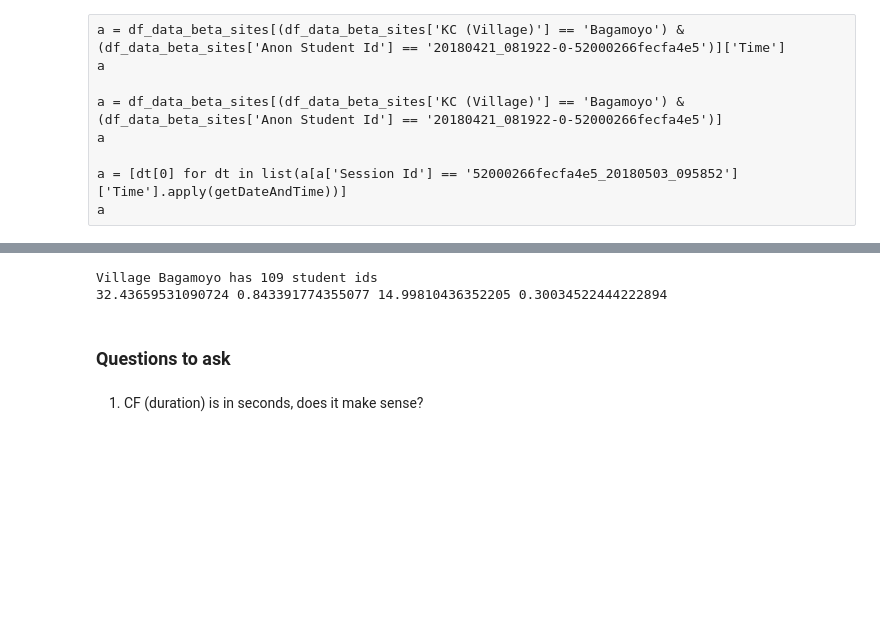
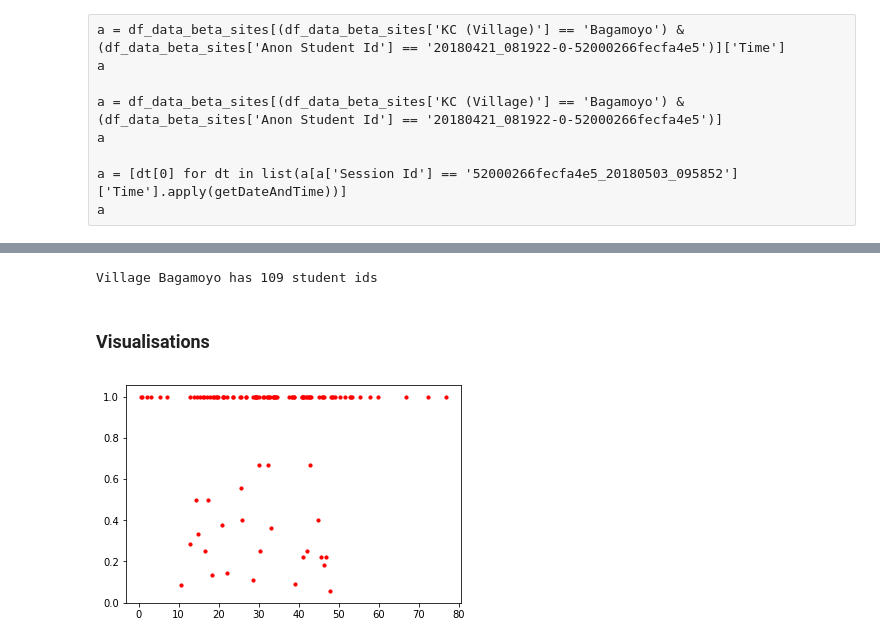
Before and after one commit to amogh112/robotutor_data_analysis, a Jupyter notebook: robotutor_data_analysis.ipynb, the cells around one changed output, grey strips where cells are left out. Saved outputs shown, nothing was run; the diff lists cells and outputs as text; code cells hidden in the pictures; blank space fills up the shorter version.

```diff
--- a/robotutor_data_analysis.ipynb
+++ b/robotutor_data_analysis.ipynb
@@ -69,0 +289,18 @@ Target - To get the session frequency and the session duration for all the villa
+# %%
+def getAvgSessionFrequency(df_data, village, student_id):
+
+    """
+    Input: data, village name, student id
+    Returns the avg session frequency obtained by dividing total number of days used divided by number of days it could have been used by a particular student in a particular village
+    """
+
+    total_days_used = getTotalUseDays(df_data, village, student_id)
+    total_days_usable = getTotalUsableDays(df_data, village, student_id)
+    if(total_days_usable) == 0:
+        print("\n DEBUG Avg Session Frequency")
+        print("The total usable days computed is 0 for village: ", village, " student id: ", student_id)
+    if(total_days_usable) > 120:
+        print("\n DEBUG Avg Session Frequency")
+        print("The total usable days computed is > 120 ie: ",total_days_usable," for village: ", village, " student id: ", student_id)
+    avg_session_frequency = total_days_used / total_days_usable
+    return avg_session_frequency
@@ -217,9 +502,16 @@ getTotalUsableDays(df_data_beta_sites, "Bagamoyo", "20180428_102608-3-52009f57fe
 # %%
-getUsageMetrics(df_data_beta_sites, 'Bagamoyo')
+x,y = getDurationFrequencyInVillage(df_data_beta_sites,"Bagamoyo")
 # %% [output]
 Village Bagamoyo has 109 student ids
-32.43659531090724 0.843391774355077 14.99810436352205 0.30034522444222894
-# %% [markdown]
-### Questions to ask
-# %% [markdown]
-1. CF (duration) is in seconds, does it make sense?
+# %%
+l = [a/60 for a in x]
+# %% [markdown]
+### Visualisations
+# %%
+colormap = plt.cm.gist_ncar
+main_figure = plt.figure()
+ax1 = main_figure.add_subplot(111)
+ax1.scatter(l,y, s=10, c='r', label='first')
+plt.show()
+# %% [output]
+[figure, added]
```
Also changed, not shown: parts of 73 cells of this notebook.
